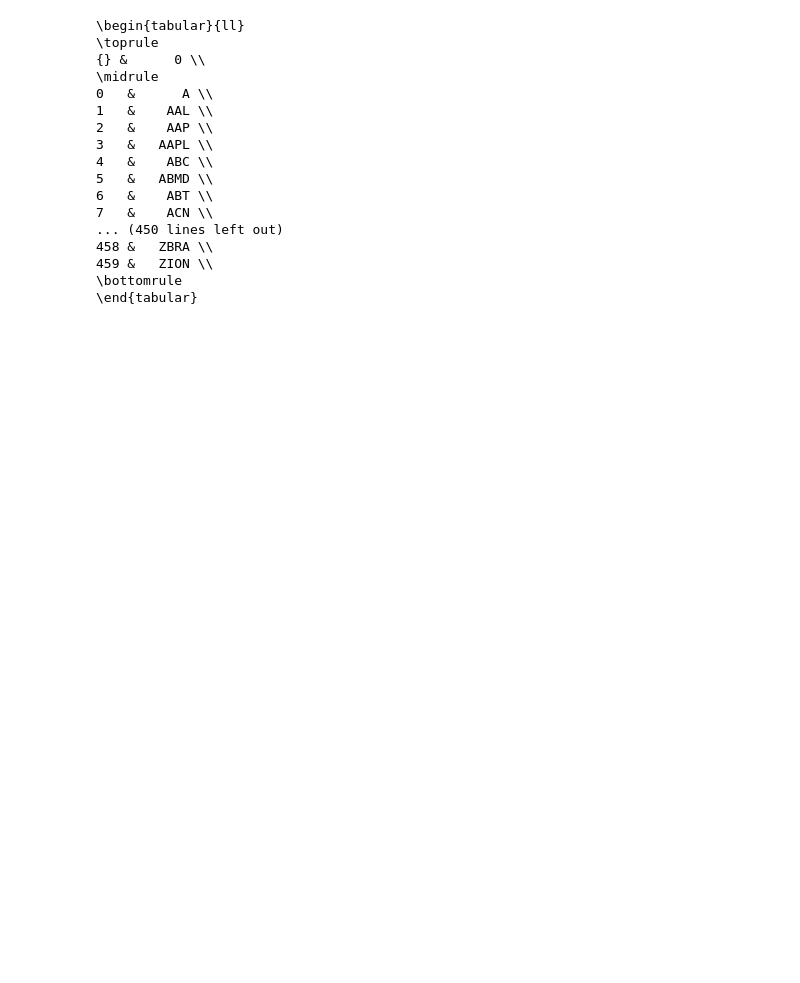
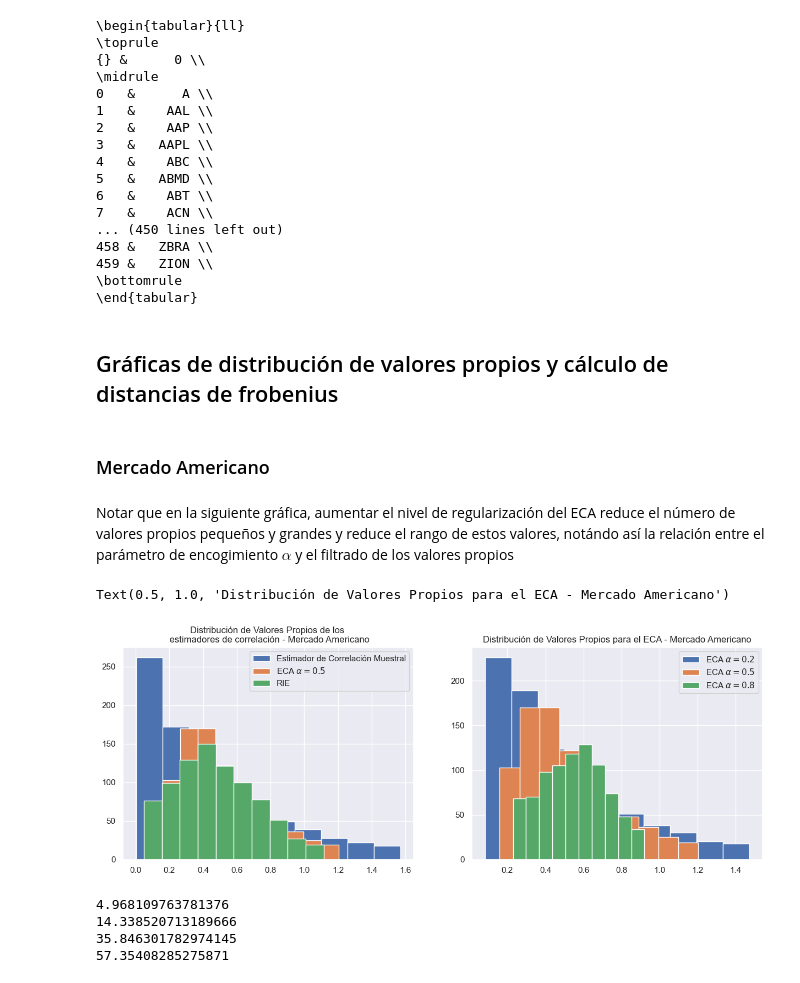
Before and after one commit to jduarte00/tesis, a Jupyter notebook: results_corr_matrix.ipynb, the cells around one changed output. Cells and saved outputs as stored; diff of their text form; code cells hidden in the pictures; blank space fills up the shorter version.

```diff
--- a/results_corr_matrix.ipynb
+++ b/results_corr_matrix.ipynb
@@ -346,3 +379,7 @@ print(pd.Series(american_returns.columns).to_latex())
 459 &   ZION \\
 \bottomrule
 \end{tabular}
+# %% [markdown]
+## Gráficas de distribución de valores propios y cálculo de distancias de frobenius
+# %% [markdown]
+### Mercado Americano
@@ -348,0 +399,57 @@ print(pd.Series(american_returns.columns).to_latex())
+# %%
+#eigenvalues primer periodo
+eigenval_sample_american, eigenvec_sample_american = np.linalg.eig(samp_corr_american_norm.values)
+eigenval_rie_american, eigenvec_rie_american = np.linalg.eig(rie_est_american)
+eigenval_shrink_american_5, eigenvec_shrink_american_5 = np.linalg.eig(shrink_estimator_american_5)
+eigenval_shrink_american_2, eigenvec_shrink_american_2 = np.linalg.eig(shrink_estimator_american_2)
+eigenval_shrink_american_8, eigenvec_shrink_american_8 = np.linalg.eig(shrink_estimator_american_8)
+#eigenvalues segundo periodo
+eigenval_sample_american_2do, eigenvec_sample_american_2do = np.linalg.eig(samp_corr_american_norm_2do.values)
+eigenval_rie_american_2do, eigenvec_rie_american_2do = np.linalg.eig(rie_est_american_2do)
+eigenval_shrink_american_5_2do, eigenvec_shrink_american_5_2do = np.linalg.eig(shrink_estimator_american_5_2do)
+eigenval_shrink_american_2_2do, eigenvec_shrink_american_2_2do = np.linalg.eig(shrink_estimator_american_2_2do)
+eigenval_shrink_american_8_2do, eigenvec_shrink_american_8_2do = np.linalg.eig(shrink_estimator_american_8_2do)
+# %%
+# concatenar valores propios
+eigenval_sample_american_conc = np.concatenate((eigenval_sample_american, eigenval_sample_american_2do), axis=0)
+eigenval_rie_american_conc = np.concatenate((eigenval_rie_american, eigenval_rie_american_2do), axis=0)
+eigenval_shrink_american_2_conc = np.concatenate((eigenval_shrink_american_2, eigenval_shrink_american_2_2do), axis=0)
+eigenval_shrink_american_5_conc = np.concatenate((eigenval_shrink_american_5, eigenval_shrink_american_5_2do), axis=0)
+eigenval_shrink_american_8_conc = np.concatenate((eigenval_shrink_american_8, eigenval_shrink_american_8_2do), axis=0)
+# %%
+# ordenar valores propios
+eigenval_sample_american_conc.sort()
+eigenval_rie_american_conc.sort()
+eigenval_shrink_american_2_conc.sort()
+eigenval_shrink_american_5_conc.sort()
+eigenval_shrink_american_8_conc.sort()
+# %% [markdown]
+Notar que en la siguiente gráfica, aumentar el nivel de regularización del ECA reduce el número de valores propios pequeños y grandes y reduce el rango de estos valores, notándo así la relación entre el parámetro de encogimiento $\alpha$ y el filtrado de los valores propios
+# %%
+fig, axs = plt.subplots(1,2, figsize=(15,5))
+axs[0].hist(eigenval_sample_american_conc[:850])
+axs[0].hist(eigenval_shrink_american_5_conc[:850])
+axs[0].hist(eigenval_rie_american_conc[:850])
+axs[0].legend(labels=['Estimador de Correlación Muestral', r'ECA $\alpha = 0.5$','RIE'])
+# "Distribución de los valores propios de los estimadores \n  de correlación. Mercado Americano"
+axs[0].set_title("Distribución de Valores Propios de los \n estimadores de correlación - Mercado Americano")
+
+axs[1].hist(eigenval_shrink_american_2_conc[:850])
+axs[1].hist(eigenval_shrink_american_5_conc[:850])
+axs[1].hist(eigenval_shrink_american_8_conc[:850])
+axs[1].legend(labels=[r'ECA $\alpha = 0.2$', r'ECA $\alpha = 0.5$',r'ECA $\alpha = 0.8$'])
+# "Distribución de los valores propios de los estimadores \n  de correlación. Mercado Americano"
+axs[1].set_title("Distribución de Valores Propios para el ECA - Mercado Americano")
+# %% [output]
+Text(0.5, 1.0, 'Distribución de Valores Propios para el ECA - Mercado Americano')
+[figure, added]
+# %%
+print((np.linalg.norm(((samp_corr_american_norm - rie_est_american).values), ord = "fro") + np.linalg.norm(((samp_corr_american_norm_2do - rie_est_american_2do).values), ord = "fro"))/2)
+print((np.linalg.norm(((samp_corr_american_norm - shrink_estimator_american_2).values), ord = "fro") + np.linalg.norm(((samp_corr_american_norm_2do - shrink_estimator_american_2_2do).values), ord = "fro"))/2)
+print((np.linalg.norm(((samp_corr_american_norm - shrink_estimator_american_5).values), ord = "fro") + np.linalg.norm(((samp_corr_american_norm_2do - shrink_estimator_american_5_2do).values), ord = "fro"))/2)
+print((np.linalg.norm(((samp_corr_american_norm - shrink_estimator_american_8).values), ord = "fro") + np.linalg.norm(((samp_corr_american_norm_2do - shrink_estimator_american_8_2do).values), ord = "fro"))/2)
+# %% [output]
+4.968109763781376
+14.338520713189666
+35.846301782974145
+57.35408285275871
```
Also changed, not shown: parts of 36 cells of this notebook, 24 other files.
